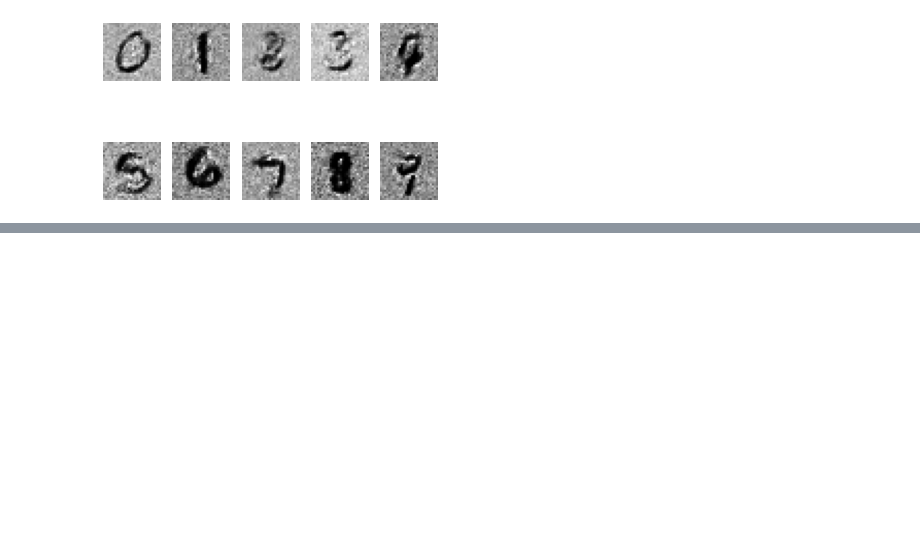
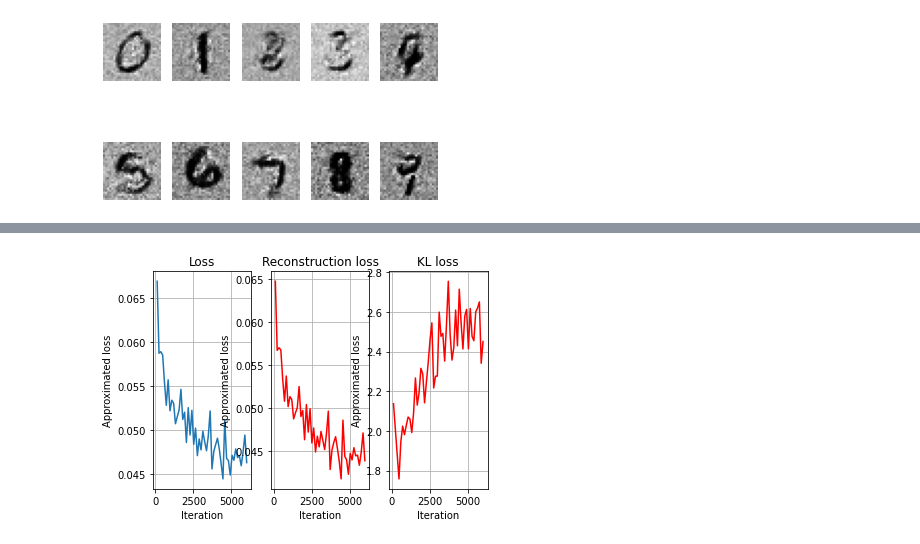
Before and after one commit to shfoo/neural-networks-for-images, a Jupyter notebook: Neural_networks_for_images.ipynb, the cells around one changed output, grey strips where cells are left out. Cells and saved outputs as stored; diff of their text form; code cells hidden in the pictures; blank space fills up the shorter version.

```diff
--- a/Neural_networks_for_images.ipynb
+++ b/Neural_networks_for_images.ipynb
@@ -37,8 +38,7 @@ The following cells show the loading and visualisations of the dataset.
 # the files are loaded and saved to disk as 'pkl' files for fast access
 from mnist import load_and_pickle, load_from_pickle
 
-#mnist_dir = './data/'
-mnist_dir = '/content/drive/MyDrive/neural_networks_images/data/'
+mnist_dir = './data/'
 
 if 'mnist.pkl' not in os.listdir(mnist_dir):
     load_and_pickle(mnist_dir)
@@ -561,0 +566,11 @@ c_gan.display_images(images)
+# %%
+Xtrain = (torch.from_numpy(Xtrain).float()).reshape(60000, 1, 28, 28).to(device)
+ytrain = torch.from_numpy(ytrain).long().to(device)
+Xtest = (torch.from_numpy(Xtest).float()).reshape(10000, 1, 28, 28).to(device)
+ytest = torch.from_numpy(ytest).long().to(device)
+# %%
+from autoencoders import VAE
+
+vae = VAE().to(device)
+
+train_stats = vae.fit(Xtrain, ytrain)
@@ -561,0 +588,23 @@ c_gan.display_images(images)
+# %%
+# Plot training statistics
+fig, (ax1, ax2, ax3) = plt.subplots(1, 3)
+ax1.plot(train_stats['ite'], train_stats['loss'])
+ax1.set_title('Loss')
+ax1.set_xlabel('Iteration')
+ax1.set_ylabel('Approximated loss')
+ax1.grid(True)
+
+ax2.plot(train_stats['ite'], train_stats['reconstruction_loss'], 'r')
+ax2.set_title('Reconstruction loss')
+ax2.set_xlabel('Iteration')
+ax2.set_ylabel('Approximated loss')
+ax2.grid(True)
+
+ax3.plot(train_stats['ite'], train_stats['kl_loss'], 'r')
+ax3.set_title('KL loss')
+ax3.set_xlabel('Iteration')
+ax3.set_ylabel('Approximated loss')
+ax3.grid(True)
+plt.show()
+# %% [output]
+[figure, added]
```
Also changed, not shown: parts of 9 cells of this notebook, 2 other files.
